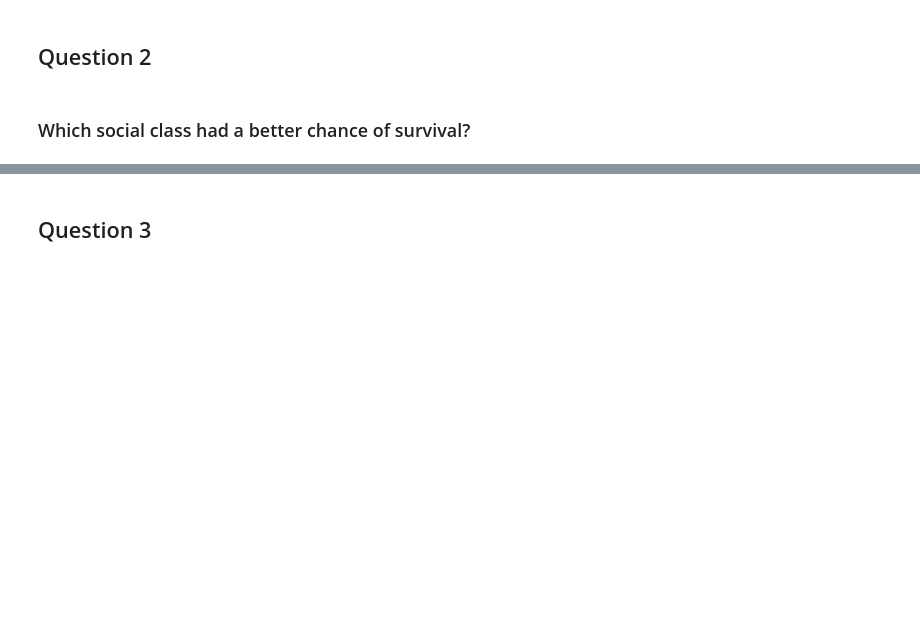
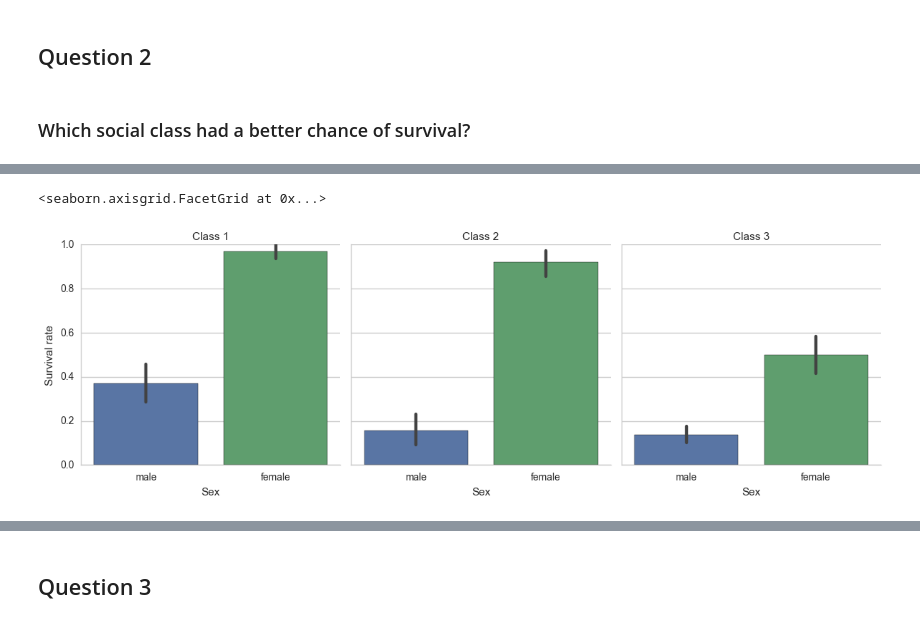
Before and after one commit to ishashankverma/DAND_Titanic_Analysis, a Jupyter notebook: Titanic_Data_Analysis.ipynb, the cells around one changed output, grey strips where cells are left out. Cells and saved outputs as stored; diff of their text form; code cells hidden in the pictures; blank space fills up the shorter version.

```diff
--- a/Titanic_Data_Analysis.ipynb
+++ b/Titanic_Data_Analysis.ipynb
@@ -161,0 +232,7 @@ memory usage: 34.9+ KB
+# %%
+graph = sns.factorplot('Sex', 'Survived', col = 'Pclass', data = titanic_df, kind = 'bar')
+(graph.set_axis_labels('Sex', 'Survival rate').set_titles("Class {col_name}")
+)
+# %% [output]
+<seaborn.axisgrid.FacetGrid at 0x...>
+[figure, added]
```
Also changed, not shown: parts of 25 cells of this notebook.
